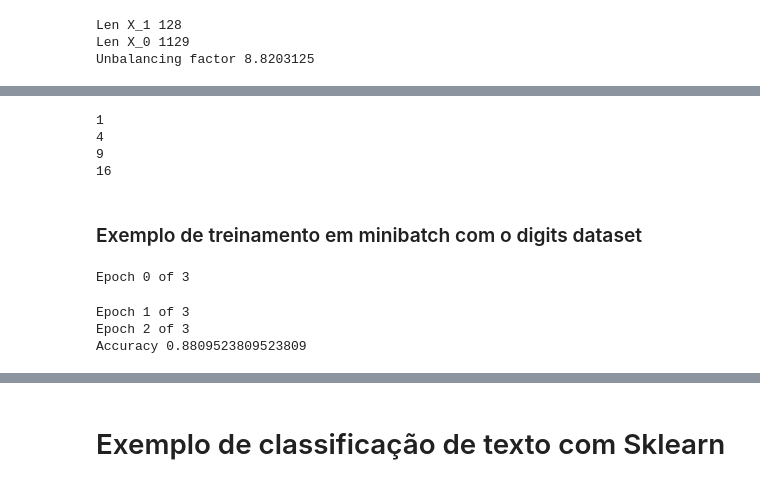
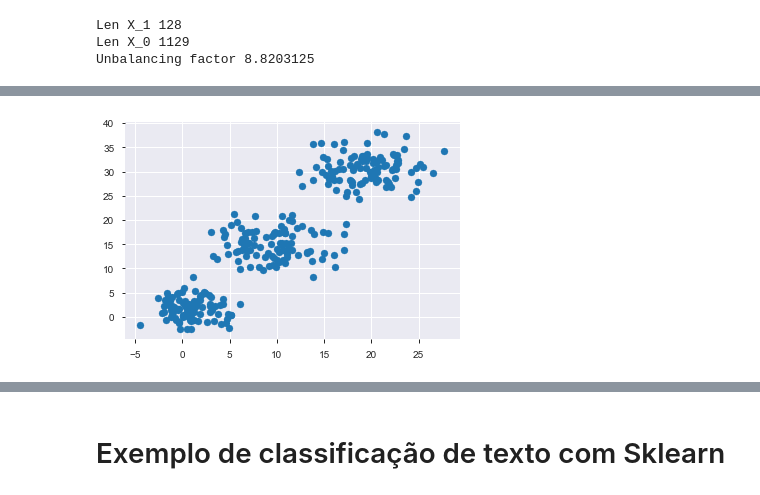
Before and after one commit to fnbalves/curso_machine_learning, a Jupyter notebook: Aprendendo python - parte 3 (sklearn).ipynb, the cells around one changed output, grey strips where cells are left out. Drawn from its saved outputs; the diff is of its cells as text; code cells hidden in the pictures.

```diff
--- a/Aprendendo python - parte 3 (sklearn).ipynb
+++ b/Aprendendo python - parte 3 (sklearn).ipynb
@@ -371,0 +589,6 @@ Matriz de confusao [[54  0  0  0  0  0  0  0  0  0]
+# %%
+#Vamos supor o seguinte conjunto de features
+
+x = pd.DataFrame([[1,29,'cachorro'], [2, 45, 'gato'], [3, 70, 'hamster']], columns=['numero_filhos',
+                                                                                    'idade', 'animal_estimacao'])
+x
@@ -479,19 +808,0 @@ for elem in squared_list:
-# %%
-#Alternativa
-
-def create_squares_1(my_list):
-    squared_list = []
-    for elem in my_list:
-        yield elem ** 2
-
-squared_list_gen = create_squares_1([1,2,3,4])
-
-for elem in squared_list:
-    print(elem)
-# %% [output]
-1
-4
-9
-16
-# %% [markdown]
-<h3>Exemplo de treinamento em minibatch com o digits dataset</h3>
@@ -519,33 +809,22 @@ X_train, X_validation, Y_train, Y_validation = train_test_split(X_train_initial,
-# %%
-#Rodar mais de uma vez
-
-def create_batches(X_set, Y_set, size_batch):
-    len_X = np.shape(X_set)[0]
-    num_batches = int(math.floor(len_X/size_batch))
-    start = 0
-    for i in range(num_batches):
-        x_batch = X_set[start:start + size_batch]
-        y_batch = Y_set[start:start + size_batch]
-        start += size_batch
-        yield x_batch, y_batch
-
-model = SGDClassifier(loss='hinge')
-num_epochs = 3
-
-my_classes = (0,1,2,3,4,5,6,7,8,9)
-
-for epoch in range(num_epochs):
-    print('Epoch', epoch, 'of', num_epochs)
-    batch_generator = create_batches(X_train, Y_train, 30)
-
-    for batch_x, batch_y in batch_generator:
-        model.partial_fit(batch_x, batch_y, classes=my_classes)
-
-accuracy_validation = model.score(X_validation, Y_validation)
-
-print('Accuracy', accuracy_validation)
-# %% [output]
-Epoch 0 of 3
-Epoch 1 of 3
-Epoch 2 of 3
-Accuracy 0.8809523809523809
+# %%
+#Gerando um dataset artifical
+
+blob1 = 2.0*np.random.randn(100, 2)
+blob1 += np.array([1,2])
+
+blob2 = 3.0*np.random.randn(100, 2)
+blob2 += np.array([10,15])
+
+blob3 = 3.0*np.random.randn(100, 2)
+blob3 += np.array([20, 30])
+
+final_data = np.vstack([blob1, blob2, blob3])
+# %%
+%matplotlib inline
+
+import matplotlib.pyplot as plt
+plt.figure()
+plt.scatter([x for x, y in final_data], [y for x, y in final_data])
+plt.show(block=False)
+# %% [output]
+[figure, added]
```
Also changed, not shown: parts of 57 cells of this notebook.
